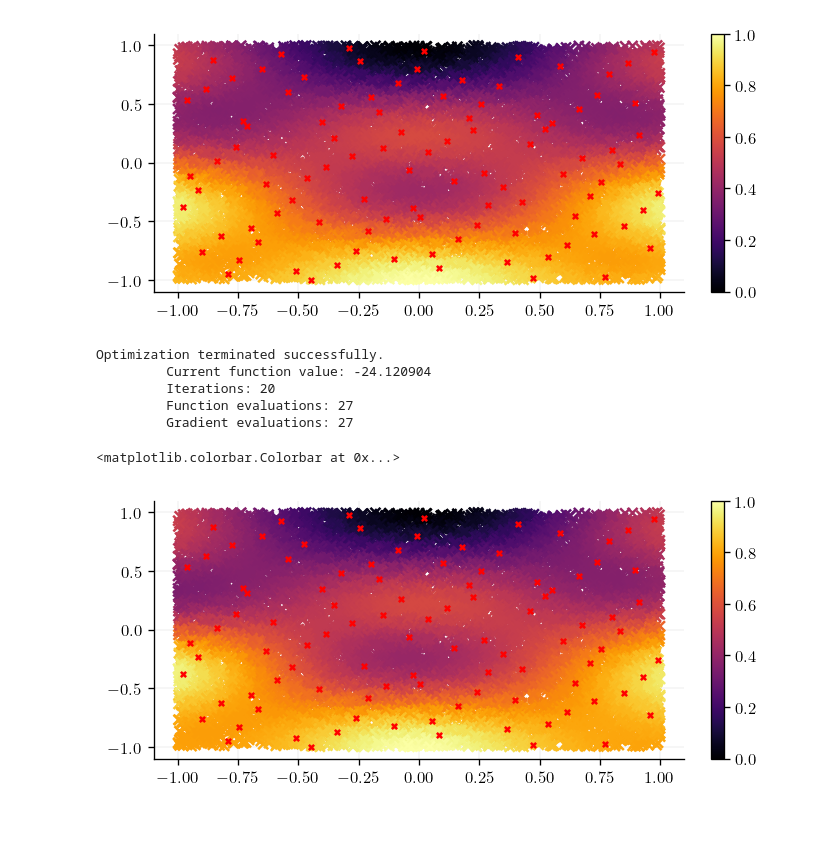
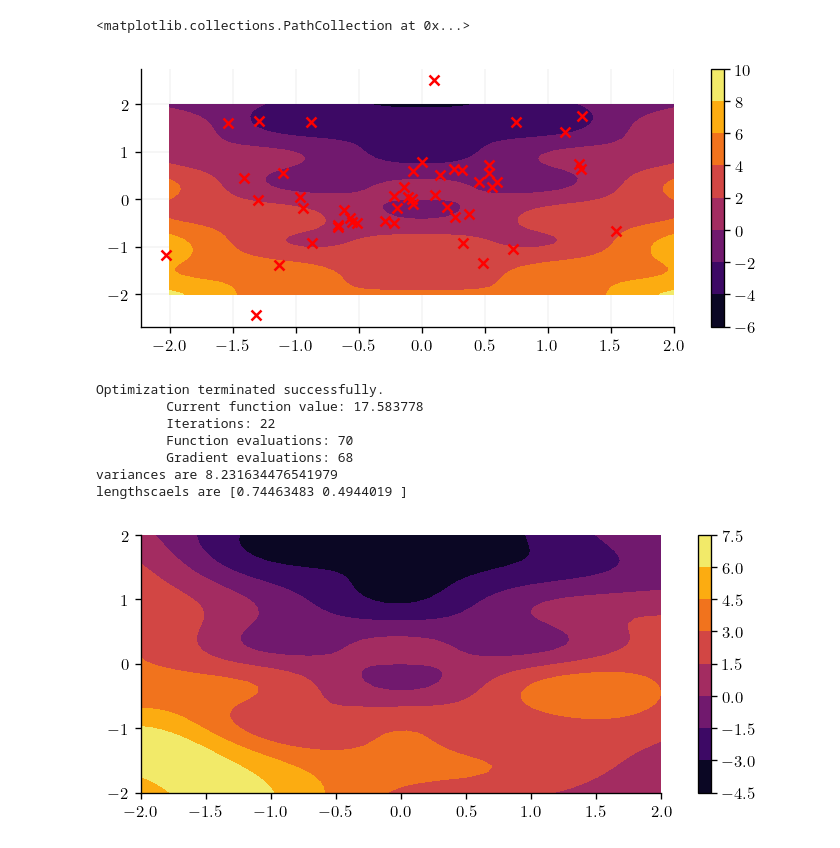
Before and after one commit to JaxGaussianProcesses/GPJax, a Jupyter notebook: docs/examples/OAK.ipynb, the cells around one changed output. Cells and saved outputs as stored; diff of their text form; code cells hidden in the pictures.

```diff
--- a/docs/examples/OAK.ipynb
+++ b/docs/examples/OAK.ipynb
@@ -43,57 +48,63 @@ plt.style.use(
 )
 colors = rcParams["axes.prop_cycle"].by_key()["color"]
 # %%
-n = 100
+n = 50
 d=2
-noise = jnp.sqrt(0.01)
+noise = 0.01
 # key, subkey = jr.split(key)
+
+
+x = jr.normal(key=key, shape=(n,d))
+#x = jr.uniform(key=key, shape=(n,d), minval=-2, maxval=2)
 
 def f(x):
     x_1 = x[:,0:1]
     x_2 = x[:,1:2]
     return (x_1**2 - 2*x_2 + jnp.cos(3*x_1)*jnp.sin(5*x_2))
 
-
-#x = jr.normal(key=key, shape=(n,d))
-#x = jr.uniform(key=key, shape=(n,d), minval=-1.0, maxval=1.0)
-x = (sample_halton_sequence(dim=d, num_results=n, seed=key,dtype=jnp.float64) - 0.5)*2
 signal = f(x)
 y = signal + jr.normal(key, shape=signal.shape) * noise
 D = gpx.Dataset(X=x, y=y)
 
-n_plot = 10_000
-xplot = jr.uniform(key=key, minval=-1.0, maxval=1.0, shape=(n_plot,d))
-yplot = f(xplot)
-plt.scatter(xplot[:,0], xplot[:,1], c=yplot)
-plt.scatter(x[:,0], x[:,1], color="red", s=10.0)
-plt.colorbar()
 
-n_test = 1_000
-xtest = jr.uniform(key=key, minval=-1.0, maxval=1.0, shape=(n_test,d))
+n_plot = 50
+X, Y = jnp.meshgrid(jnp.linspace(-2,2,n_plot), jnp.linspace(-2,2,n_plot))
+xplot2d = jnp.stack([X.reshape(-1), Y.reshape(-1)]).T
+xplot1d = jr.uniform(key, shape=(n_plot,1), minval=-2, maxval=2)
+def plot(Z):
+    Z = Z.reshape(n_plot, n_plot)
+    cp = plt.contourf(X, Y, Z)
+    plt.colorbar(cp)
+
+
+plot(f(xplot2d))
+plt.scatter(x[:,0], x[:,1], c="red", marker="x")
 # %% [output]
+<matplotlib.collections.PathCollection at 0x...>
-[figure, old version]
+[figure, new version]
 # %%
-kernel = gpx.kernels.RBF(lengthscale=jnp.array([1.0, 1.0]))
+kernel = gpx.kernels.RBF(lengthscale=jnp.array([0.1, 0.1]))
 meanf = gpx.mean_functions.Zero()
 prior = gpx.gps.Prior(mean_function=meanf, kernel=kernel)
 likelihood = gpx.likelihoods.Gaussian(num_datapoints=D.n, obs_stddev=noise)#.replace_trainable(obs_noise=False)
 posterior = prior * likelihood
 
 opt_posterior, history = gpx.fit_scipy(
     model=posterior,
     objective=jit(gpx.objectives.ConjugateMLL(negative=True)),
     train_data=D,
 )
+print(f"variances are {opt_posterior.prior.kernel.variance}")
+print(f"lengthscaels are {opt_posterior.prior.kernel.lengthscale}")
 plt.figure()
-mean = opt_posterior.predict(xplot, D).mean()
-plt.scatter(xplot[:,0], xplot[:,1], c=mean)
-plt.scatter(x[:,0], x[:,1], color="red", s=10.0)
-plt.colorbar()
+
+plot(opt_posterior.predict(xplot2d, D).mean())
 # %% [output]
 Optimization terminated successfully.
-         Current function value: -24.120904
-         Iterations: 20
-         Function evaluations: 27
-         Gradient evaluations: 27
+         Current function value: 17.583778
+         Iterations: 22
+         Function evaluations: 70
+         Gradient evaluations: 68
+variances are 8.231634476541979
+lengthscaels are [0.74463483 0.4944019 ]
-<matplotlib.colorbar.Colorbar at 0x...>
-[figure, old version]
+[figure, new version]
```
Also changed, not shown: parts of 10 cells of this notebook, 1 other file.
